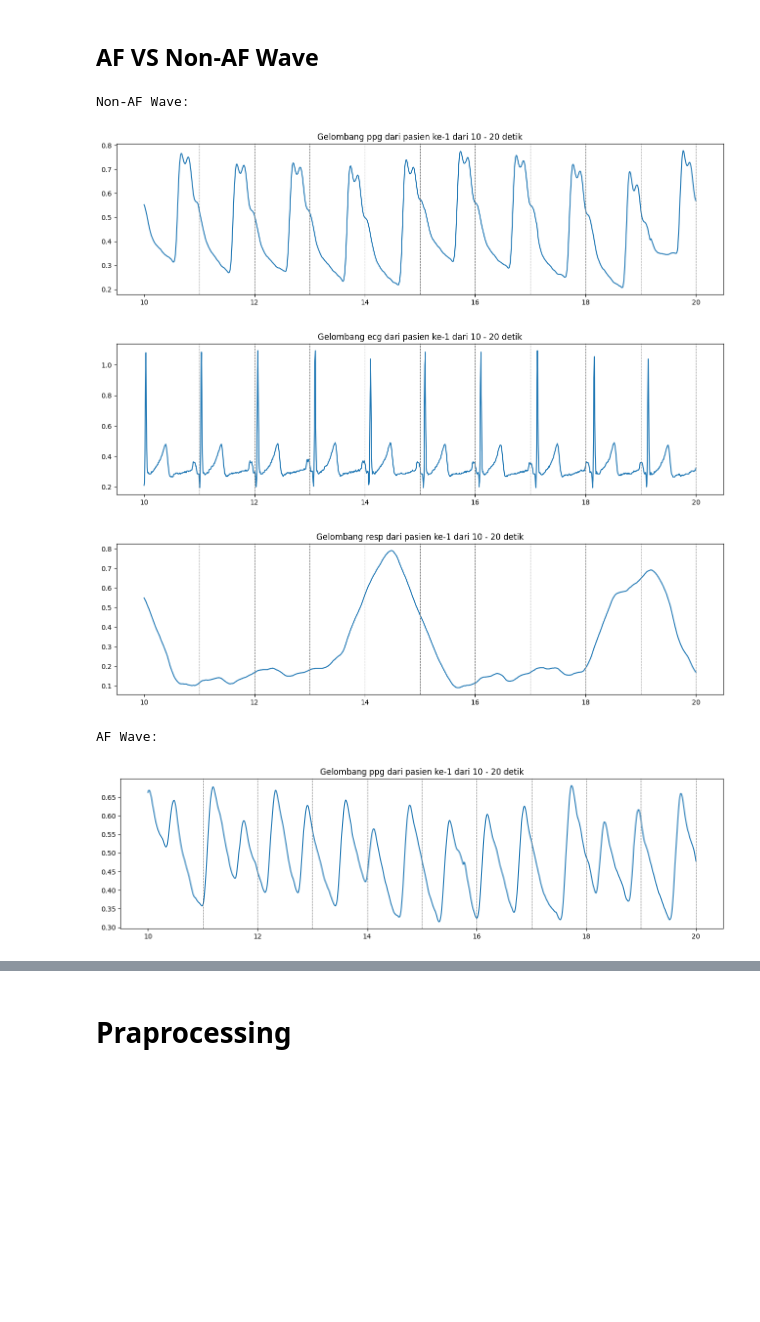
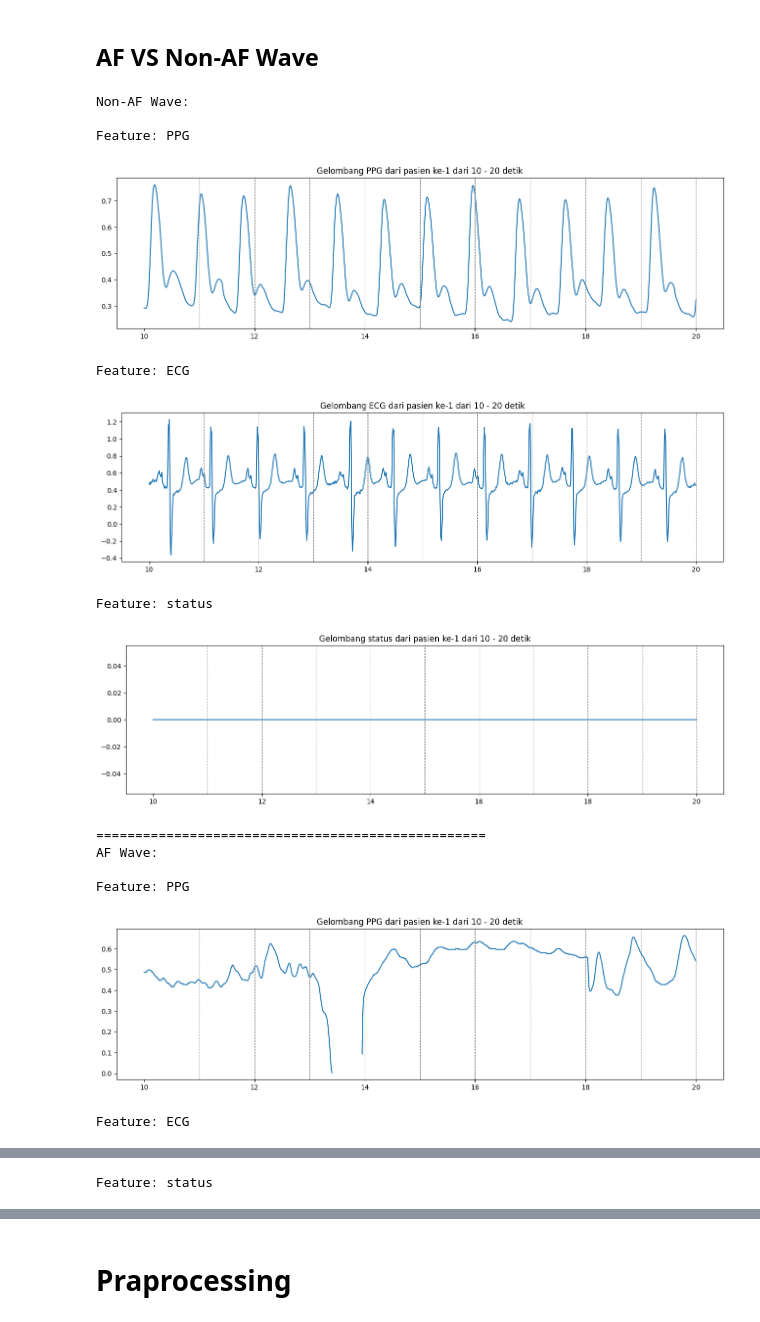
Before and after one commit to wraphierdz/FP_MLxDM, a Jupyter notebook: Notebook/SVM/lstm_svm_joint.ipynb, the cells around one changed output, grey strips where cells are left out. Drawn from its saved outputs; the diff is of its cells as text; code cells hidden in the pictures; blank space fills up the shorter version.

```diff
--- a/Notebook/SVM/lstm_svm_joint.ipynb
+++ b/Notebook/SVM/lstm_svm_joint.ipynb
@@ -29,0 +33,9 @@ from optuna.samplers import TPESampler
+# %%
+current_dir = os.getcwd()
+project_root = os.path.abspath(os.path.join(current_dir,'..','..'))
+af_folder = os.path.join(project_root, 'Data', 'af')
+print(af_folder)
+nonaf_folder = os.path.join(project_root, 'Data', 'non-af')
+
+af_files = sorted(glob.glob(os.path.join(af_folder, '*.csv')))[:19]
+nonaf_files = sorted(glob.glob(os.path.join(nonaf_folder, '*.csv')))[:16]
@@ -29,0 +46,8 @@ from optuna.samplers import TPESampler
+# %%
+test_af = af_files[:3]
+val_af = af_files[3:6]
+train_af = af_files[6:]
+
+test_nonaf = nonaf_files[:3]
+val_nonaf = nonaf_files[3:6]
+train_nonaf = nonaf_files[6:]
@@ -138,7 +176,7 @@ def show_wave_from(df, pasien_ke=1, s_start=0, s_stop=10, fitur='ppg', af_status
         dfpasien = afdf[(pasien_ke - 1) * sample_per_pasien : pasien_ke * sample_per_pasien]
         dfintvl = dfpasien[sample_rate*s_start : (sample_rate*s_stop)+1]
 
-        x_ax = dfintvl['time']
+        x_ax = dfintvl['Time']
         y_ax = dfintvl[fitur]
 
         plt.figure(figsize=(16, 4))
@@ -161,17 +199,51 @@ for i in df.columns[1:-1]:
 # %% [markdown]
 ## AF VS Non-AF Wave
 # %%
+# Check data resp untuk pasien yang dipilih
 print('Non-AF Wave:')
 for i in df.columns[1:-1]:
+    print(f'\nFeature: {i}')
+    # Ambil data pasien pertama non-AF
+    nonaf_df = df[df['status'] == 0]
+    pasien_data = nonaf_df[1250:2500]  # 10-20 detik
+
+    # Cek apakah ada variasi di data resp
+    if i == 'resp':
+        print(f"  Min: {pasien_data[i].min()}")
+        print(f"  Max: {pasien_data[i].max()}")
+        print(f"  Std: {pasien_data[i].std()}")
+        print(f"  Unique values: {pasien_data[i].nunique()}")
+
     show_wave_from(df, sample_rate=125, pasien_ke=1, s_start=10, s_stop=20, af_status=0, fitur=i)
 
+print('\n' + '='*50)
 print('AF Wave:')
 for i in df.columns[1:-1]:
+    print(f'\nFeature: {i}')
+    # Ambil data pasien pertama AF
+    af_df = df[df['status'] == 1]
+    pasien_data = af_df[1250:2500]  # 10-20 detik
+
+    # Cek apakah ada variasi di data resp
+    if i == 'resp':
+        print(f"  Min: {pasien_data[i].min()}")
+        print(f"  Max: {pasien_data[i].max()}")
+        print(f"  Std: {pasien_data[i].std()}")
+        print(f"  Unique values: {pasien_data[i].nunique()}")
+
     show_wave_from(df, sample_rate=125, pasien_ke=1, s_start=10, s_stop=20, af_status=1, fitur=i)
 # %% [output]
 Non-AF Wave:
+
+Feature: PPG
-[figure, old version]
+[figure, new version]
+Feature: ECG
-[figure, old version]
+[figure, new version]
+Feature: status
-[figure, old version]
+[figure, new version]
-AF Wave:
+==================================================
+AF Wave:
+
+Feature: PPG
-[figure, old version]
+[figure, new version]
+Feature: ECG
@@ -178,0 +251 @@ AF Wave:
+Feature: status
```
Also changed, not shown: parts of 59 cells of this notebook, 4 other files.
